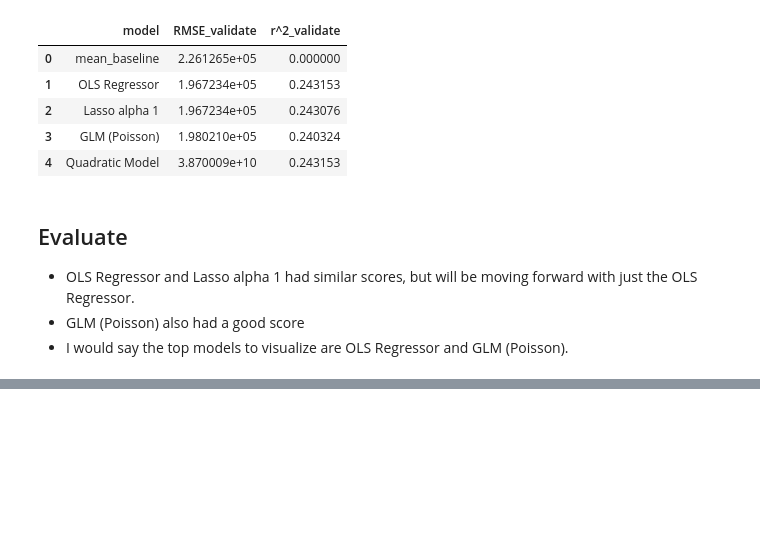
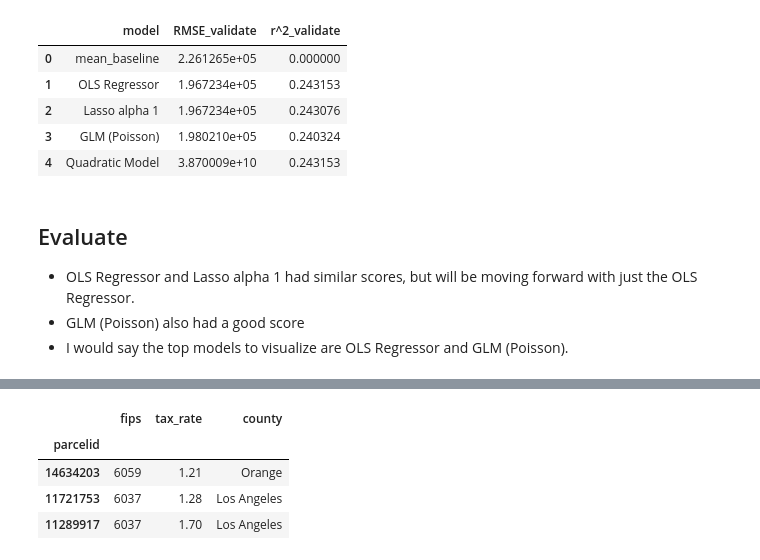
Before and after one commit to aliciag92/regression-project, a Jupyter notebook: zillow-report.ipynb, the cells around one changed output, grey strips where cells are left out. Cells and saved outputs as stored; diff of their text form; code cells hidden in the pictures; blank space fills up the shorter version.

```diff
--- a/zillow-report.ipynb
+++ b/zillow-report.ipynb
@@ -754,0 +783,15 @@ Out-of-Sample Performance:  196823.85747953743
+# %%
+#some prep to get county locations and tax rates for each county
+zillow_df['county'] = zillow_df['county_fips_code'].map({6037: 'Los Angeles',
+                                                         6059: 'Orange',
+                                                         6111: 'Ventura'})
+zillow_df = zillow_df.drop(columns=['bedrooms', 'bathrooms', 'square_feet', 'age', 'tax_value', 'taxes'])
+zillow_df = zillow_df.rename(columns = {'county_fips_code': 'fips'})
+
+zillow_df.head(3)
+# %% [output]
+|  | fips | tax_rate | county |
+| parcelid |  |  |  |
+| 14634203 | 6059 | 1.21 | Orange |
+| 11721753 | 6037 | 1.28 | Los Angeles |
+| 11289917 | 6037 | 1.70 | Los Angeles |
```
Also changed, not shown: parts of 25 cells of this notebook.
